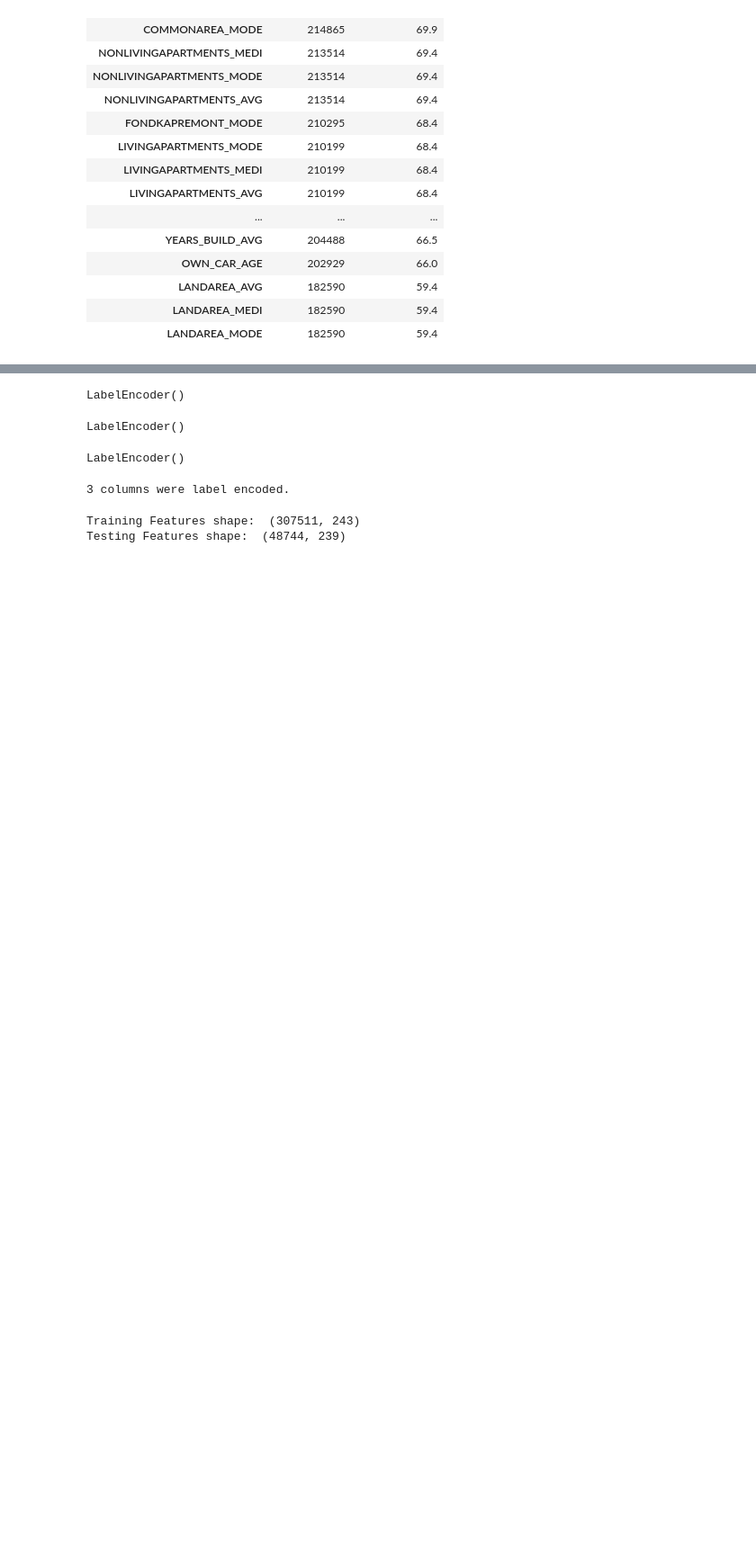
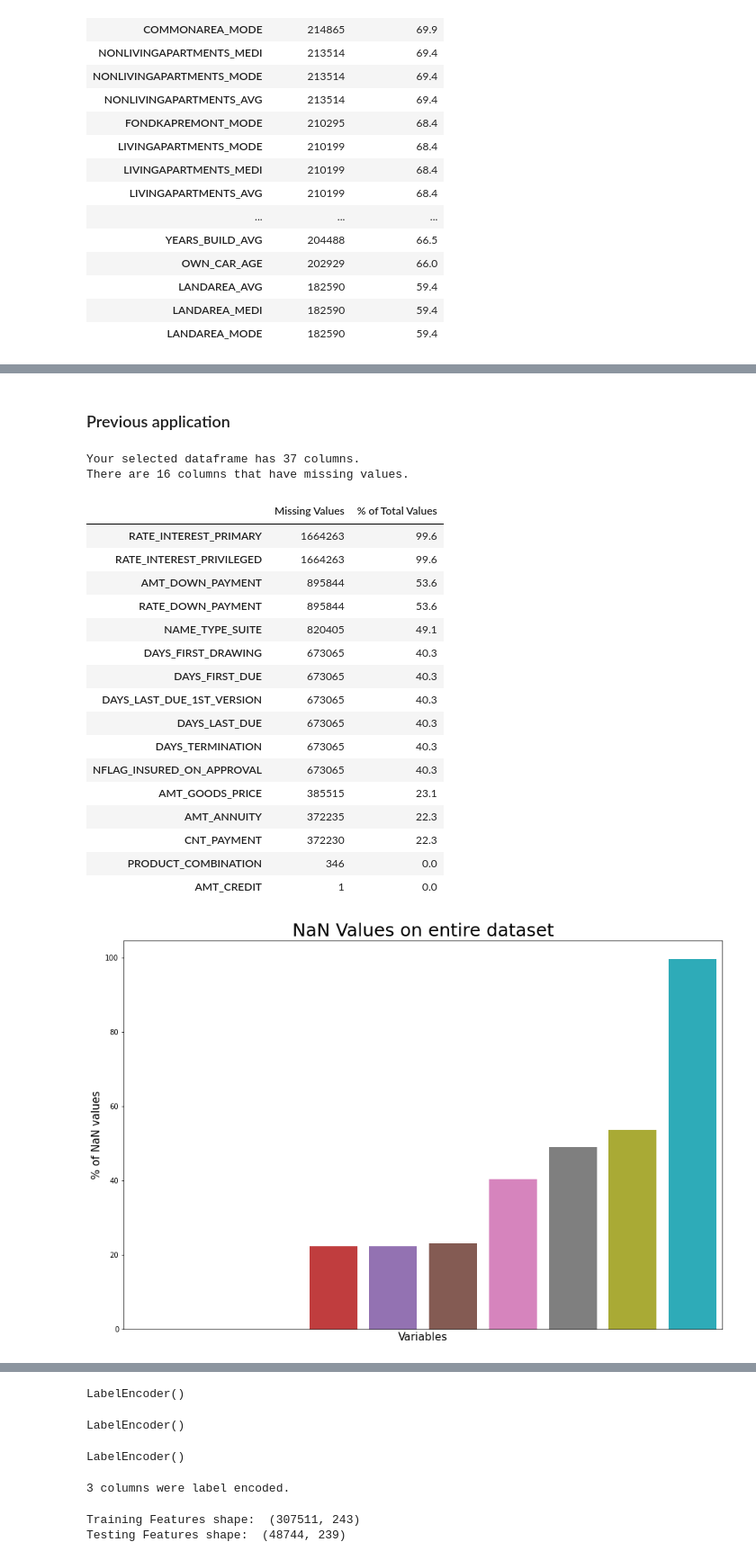
Before and after one commit to mbartcus/OC-projects, a Jupyter notebook: oc_4/Bartcus_Marius_1_notebook_052022.ipynb, the cells around one changed output, grey strips where cells are left out. Shown at 90% size. Saved outputs shown, nothing was run; the diff lists cells and outputs as text; code cells hidden in the pictures; blank space fills up the shorter version.

```diff
--- a/oc_4/Bartcus_Marius_1_notebook_052022.ipynb
+++ b/oc_4/Bartcus_Marius_1_notebook_052022.ipynb
@@ -142,0 +439,13 @@ dtype: int64
+# %%
+df_previous_application = pd.read_csv('ProjetMiseenProd_home_credit_default_risk/previous_application.csv')
+df_previous_application.head()
+# quantité des données
+print('Les quantité des données')
+df_previous_application.shape
+
+# regarder les type des variable
+print('Les type observé pour chaque variable')
+df_previous_application.dtypes
+
+print('Conté les type des variables')
+df_previous_application.dtypes.value_counts()
@@ -263,0 +618,28 @@ Most of the categorical variables have a relatively small number of unique entri
+# %% [markdown]
+### Previous application
+# %%
+plot_nan_in_pourcent_from_data(df_previous_application)
+# Missing values statistics
+missing_values = missing_values_table(df_previous_application)
+missing_values.head(20)
+# %% [output]
+Your selected dataframe has 37 columns.
+There are 16 columns that have missing values.
+|  | Missing Values | % of Total Values |
+| RATE_INTEREST_PRIMARY | 1664263 | 99.6 |
+| RATE_INTEREST_PRIVILEGED | 1664263 | 99.6 |
+| AMT_DOWN_PAYMENT | 895844 | 53.6 |
+| RATE_DOWN_PAYMENT | 895844 | 53.6 |
+| NAME_TYPE_SUITE | 820405 | 49.1 |
+| DAYS_FIRST_DRAWING | 673065 | 40.3 |
+| DAYS_FIRST_DUE | 673065 | 40.3 |
+| DAYS_LAST_DUE_1ST_VERSION | 673065 | 40.3 |
+| DAYS_LAST_DUE | 673065 | 40.3 |
+| DAYS_TERMINATION | 673065 | 40.3 |
+| NFLAG_INSURED_ON_APPROVAL | 673065 | 40.3 |
+| AMT_GOODS_PRICE | 385515 | 23.1 |
+| AMT_ANNUITY | 372235 | 22.3 |
+| CNT_PAYMENT | 372230 | 22.3 |
+| PRODUCT_COMBINATION | 346 | 0.0 |
+| AMT_CREDIT | 1 | 0.0 |
+[figure, added]
```
Also changed, not shown: parts of 127 cells of this notebook, 2 other files.
